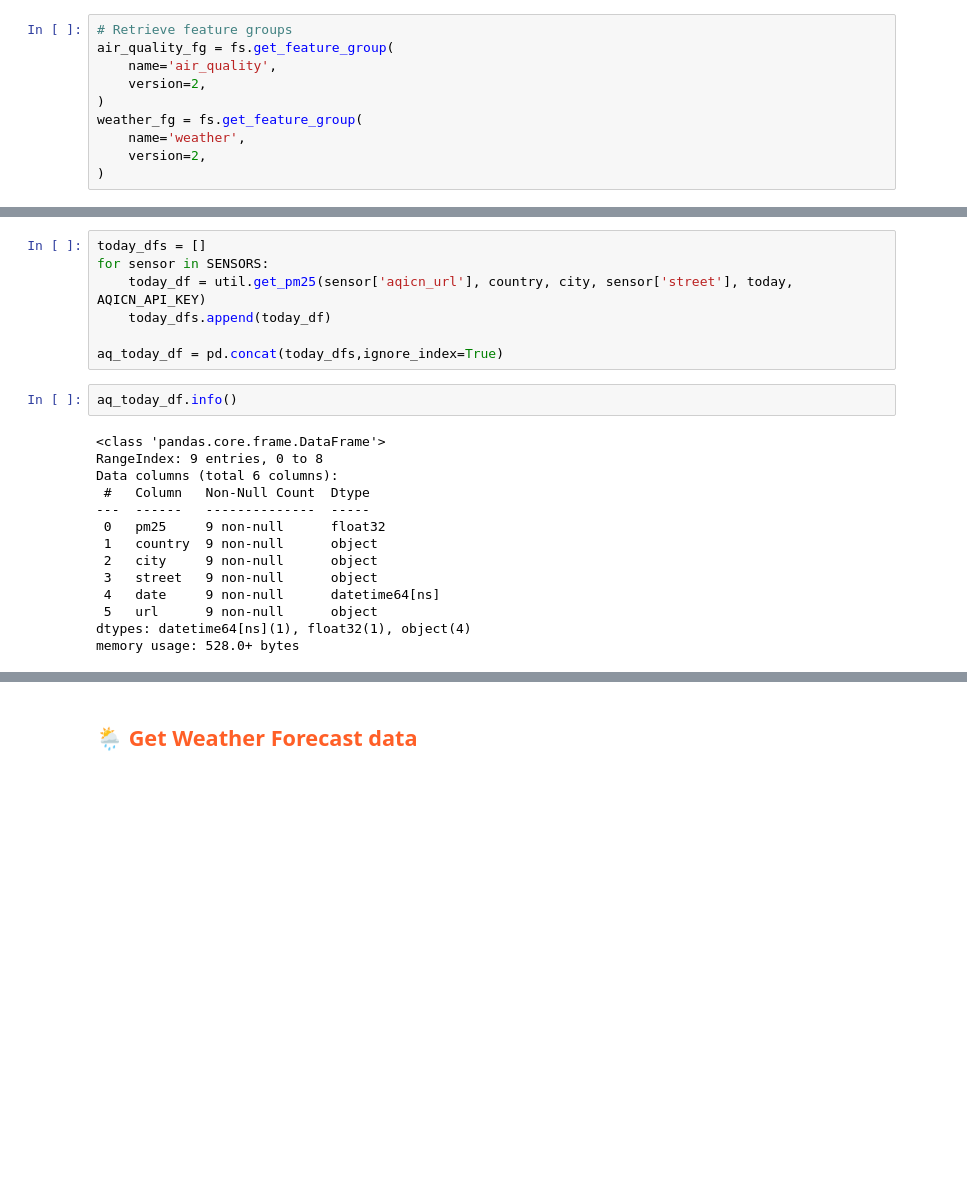
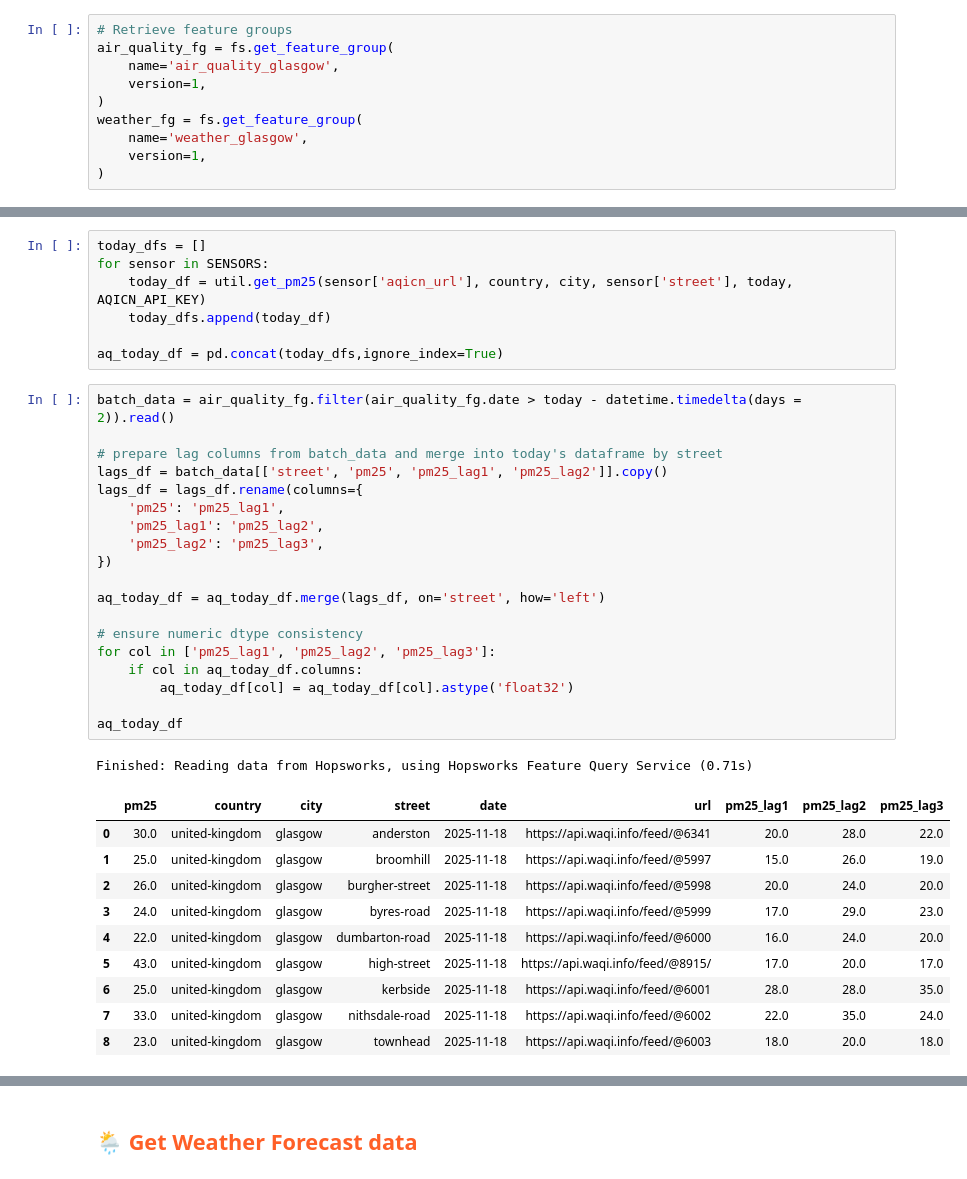
Before and after one commit to featurestorebook/mlfs-book, a Jupyter notebook: notebooks/airquality/2_air_quality_feature_pipeline.ipynb, the cells around one changed output, grey strips where cells are left out. Cells and saved outputs as stored; diff of their text form; blank space fills up the shorter version.

```diff
--- a/notebooks/airquality/2_air_quality_feature_pipeline.ipynb
+++ b/notebooks/airquality/2_air_quality_feature_pipeline.ipynb
@@ -105,12 +105,12 @@ Logged in to project, explore it here https://c.app.hopsworks.ai:443/p/1286319
 # %%
 # Retrieve feature groups
 air_quality_fg = fs.get_feature_group(
-    name='air_quality',
-    version=2,
+    name='air_quality_glasgow',
+    version=1,
 )
 weather_fg = fs.get_feature_group(
-    name='weather',
-    version=2,
+    name='weather_glasgow',
+    version=1,
 )
 # %% [markdown]
 ---
@@ -123,19 +123,34 @@ for sensor in SENSORS:
     today_dfs.append(today_df)
 
 aq_today_df = pd.concat(today_dfs,ignore_index=True)
-# %%
-aq_today_df.info()
-# %% [output]
-<class 'pandas.core.frame.DataFrame'>
-RangeIndex: 9 entries, 0 to 8
-Data columns (total 6 columns):
- #   Column   Non-Null Count  Dtype
----  ------   --------------  -----
- 0   pm25     9 non-null      float32
- 1   country  9 non-null      object
- 2   city     9 non-null      object
- 3   street   9 non-null      object
- 4   date     9 non-null      datetime64[ns]
- 5   url      9 non-null      object
-dtypes: datetime64[ns](1), float32(1), object(4)
-memory usage: 528.0+ bytes
+# %%
+batch_data = air_quality_fg.filter(air_quality_fg.date > today - datetime.timedelta(days = 2)).read()
+
+# prepare lag columns from batch_data and merge into today's dataframe by street
+lags_df = batch_data[['street', 'pm25', 'pm25_lag1', 'pm25_lag2']].copy()
+lags_df = lags_df.rename(columns={
+    'pm25': 'pm25_lag1',
+    'pm25_lag1': 'pm25_lag2',
+    'pm25_lag2': 'pm25_lag3',
+})
+
+aq_today_df = aq_today_df.merge(lags_df, on='street', how='left')
+
+# ensure numeric dtype consistency
+for col in ['pm25_lag1', 'pm25_lag2', 'pm25_lag3']:
+    if col in aq_today_df.columns:
+        aq_today_df[col] = aq_today_df[col].astype('float32')
+
+aq_today_df
+# %% [output]
+Finished: Reading data from Hopsworks, using Hopsworks Feature Query Service (0.71s)
+|  | pm25 | country | city | street | date | url | pm25_lag1 | pm25_lag2 | pm25_lag3 |
+| 0 | 30.0 | united-kingdom | glasgow | anderston | 2025-11-18 | https://api.waqi.info/feed/@6341 | 20.0 | 28.0 | 22.0 |
+| 1 | 25.0 | united-kingdom | glasgow | broomhill | 2025-11-18 | https://api.waqi.info/feed/@5997 | 15.0 | 26.0 | 19.0 |
+| 2 | 26.0 | united-kingdom | glasgow | burgher-street | 2025-11-18 | https://api.waqi.info/feed/@5998 | 20.0 | 24.0 | 20.0 |
+| 3 | 24.0 | united-kingdom | glasgow | byres-road | 2025-11-18 | https://api.waqi.info/feed/@5999 | 17.0 | 29.0 | 23.0 |
+| 4 | 22.0 | united-kingdom | glasgow | dumbarton-road | 2025-11-18 | https://api.waqi.info/feed/@6000 | 16.0 | 24.0 | 20.0 |
+| 5 | 43.0 | united-kingdom | glasgow | high-street | 2025-11-18 | https://api.waqi.info/feed/@8915/ | 17.0 | 20.0 | 17.0 |
+| 6 | 25.0 | united-kingdom | glasgow | kerbside | 2025-11-18 | https://api.waqi.info/feed/@6001 | 28.0 | 28.0 | 35.0 |
+| 7 | 33.0 | united-kingdom | glasgow | nithsdale-road | 2025-11-18 | https://api.waqi.info/feed/@6002 | 22.0 | 35.0 | 24.0 |
+| 8 | 23.0 | united-kingdom | glasgow | townhead | 2025-11-18 | https://api.waqi.info/feed/@6003 | 18.0 | 20.0 | 18.0 |
```
Also changed, not shown: parts of 5 cells of this notebook, 2 other files.
